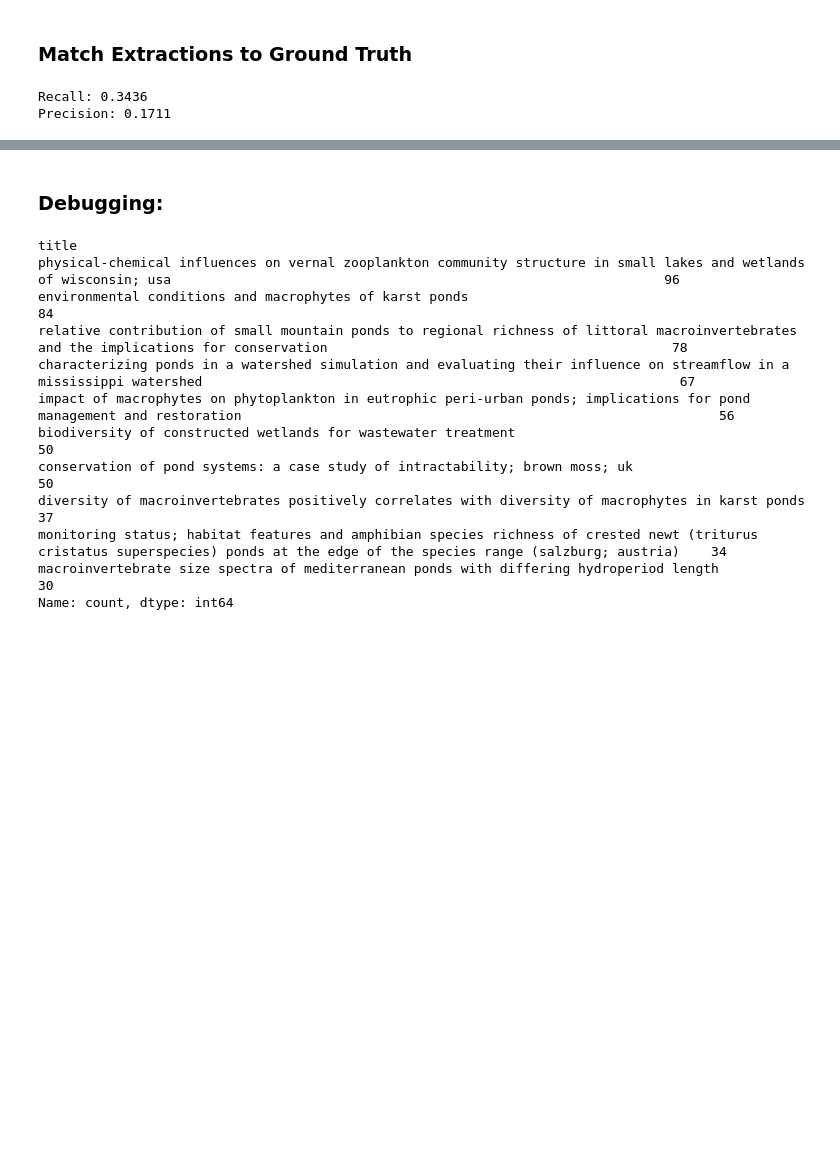
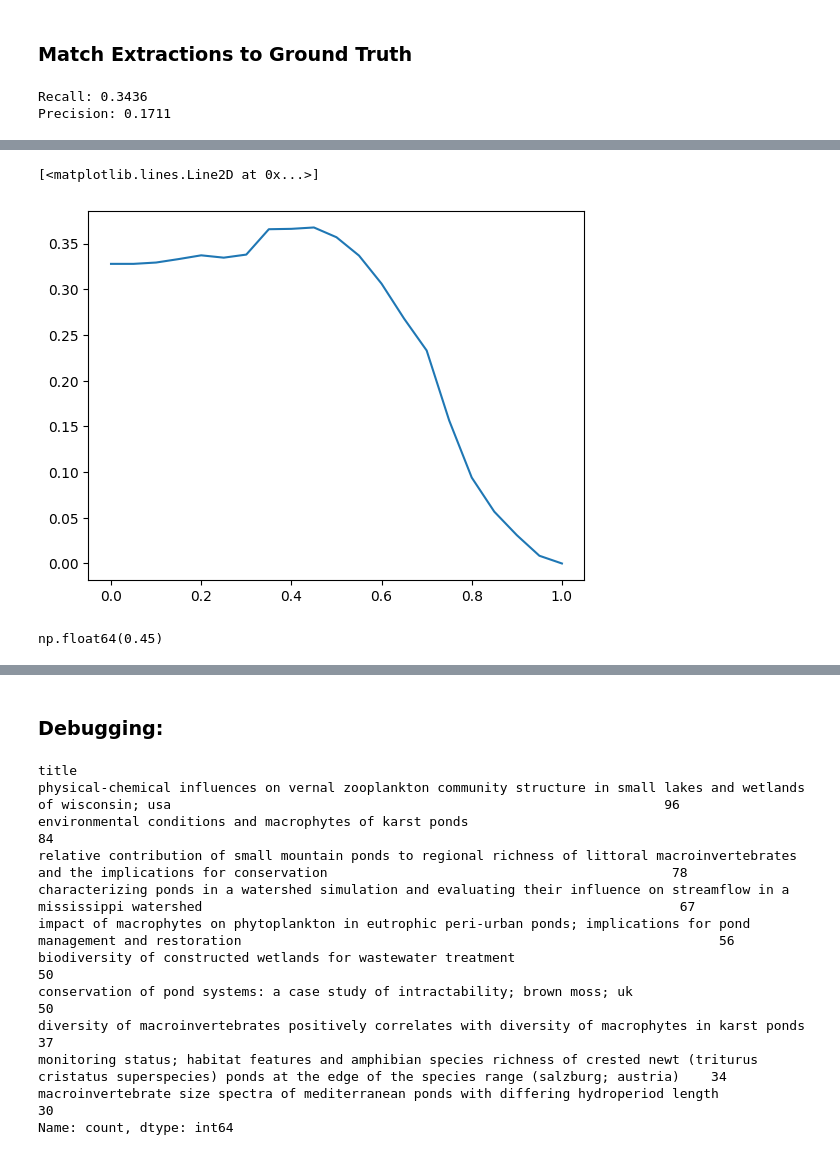
Before and after one commit to kevinqnb/scholarlm, a Jupyter notebook: examples/pond_extraction.ipynb, the cells around one changed output, grey strips where cells are left out. Saved outputs shown, nothing was run; the diff lists cells and outputs as text; code cells hidden in the pictures; blank space fills up the shorter version.

```diff
--- a/examples/pond_extraction.ipynb
+++ b/examples/pond_extraction.ipynb
@@ -292,0 +355,9 @@ Precision: 0.1711
+# %%
+plt.plot(fuzzy_thresholds, cohens)
+# %% [output]
+[<matplotlib.lines.Line2D at 0x...>]
+[figure, added]
+# %%
+fuzzy_thresholds[np.argmax(cohens)]
+# %% [output]
+np.float64(0.45)
```
Also changed, not shown: parts of 11 cells of this notebook, 8 other files.
